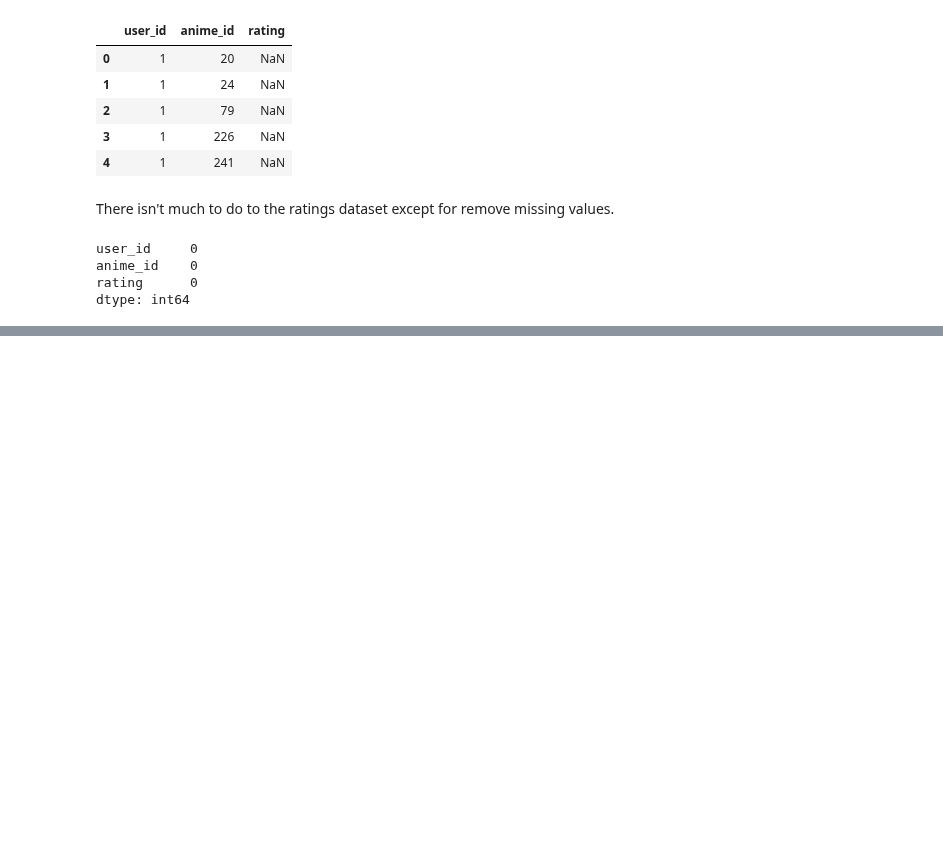
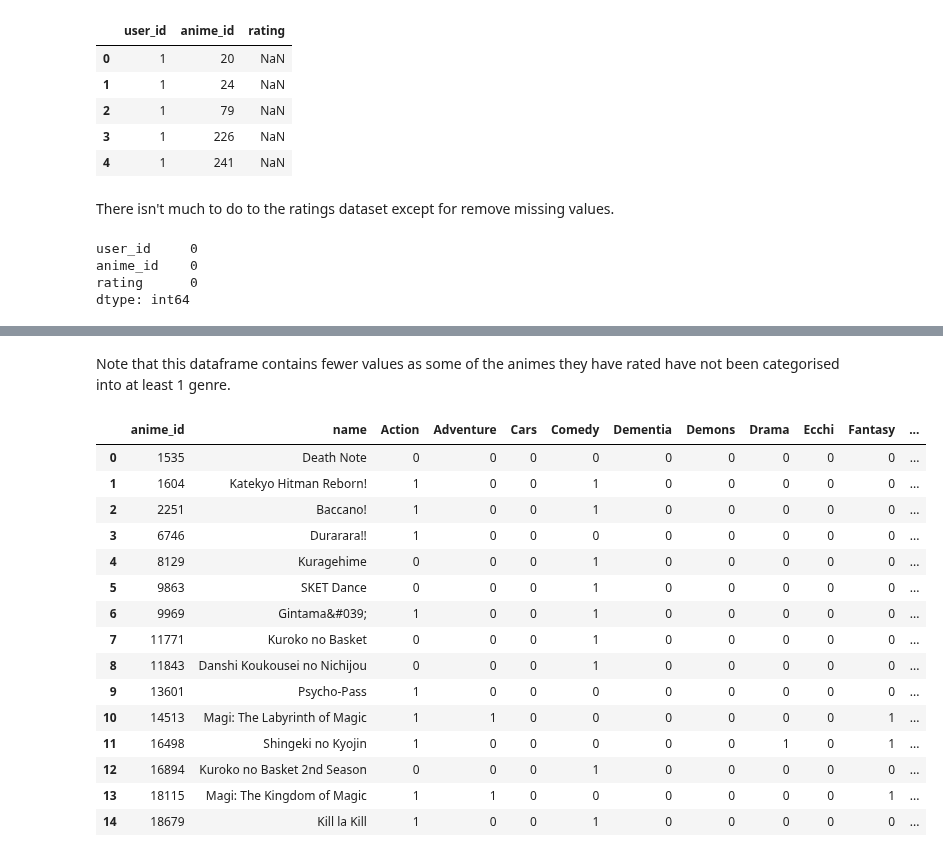
Before and after one commit to Zenoix/Anime-Recommendations, a Jupyter notebook: Content Based Filtering.ipynb, the cells around one changed output, grey strips where cells are left out. Cells and saved outputs as stored; diff of their text form; code cells hidden in the pictures; blank space fills up the shorter version.

```diff
--- a/Content Based Filtering.ipynb
+++ b/Content Based Filtering.ipynb
@@ -116,0 +181,24 @@ dtype: int64
+# %% [markdown]
+Note that this dataframe contains fewer values as some of the animes they have rated have not been categorised into at least 1 genre.
+# %%
+# Sort the genre animes by the anime_id's so that the rows correspond to the same anime in the user's rated dataframe
+user_genre_df = user_genre_df.sort_values("anime_id")
+user_genre_df.reset_index(drop=True, inplace=True)
+user_genre_df
+# %% [output]
+|  | anime_id | name | Action | Adventure | Cars | Comedy | Dementia | Demons | Drama | Ecchi | Fantasy | ... |
+| 0 | 1535 | Death Note | 0 | 0 | 0 | 0 | 0 | 0 | 0 | 0 | 0 | ... |
+| 1 | 1604 | Katekyo Hitman Reborn! | 1 | 0 | 0 | 1 | 0 | 0 | 0 | 0 | 0 | ... |
+| 2 | 2251 | Baccano! | 1 | 0 | 0 | 1 | 0 | 0 | 0 | 0 | 0 | ... |
+| 3 | 6746 | Durarara!! | 1 | 0 | 0 | 0 | 0 | 0 | 0 | 0 | 0 | ... |
+| 4 | 8129 | Kuragehime | 0 | 0 | 0 | 1 | 0 | 0 | 0 | 0 | 0 | ... |
+| 5 | 9863 | SKET Dance | 0 | 0 | 0 | 1 | 0 | 0 | 0 | 0 | 0 | ... |
+| 6 | 9969 | Gintama&#039; | 1 | 0 | 0 | 1 | 0 | 0 | 0 | 0 | 0 | ... |
+| 7 | 11771 | Kuroko no Basket | 0 | 0 | 0 | 1 | 0 | 0 | 0 | 0 | 0 | ... |
+| 8 | 11843 | Danshi Koukousei no Nichijou | 0 | 0 | 0 | 1 | 0 | 0 | 0 | 0 | 0 | ... |
+| 9 | 13601 | Psycho-Pass | 1 | 0 | 0 | 0 | 0 | 0 | 0 | 0 | 0 | ... |
+| 10 | 14513 | Magi: The Labyrinth of Magic | 1 | 1 | 0 | 0 | 0 | 0 | 0 | 0 | 1 | ... |
+| 11 | 16498 | Shingeki no Kyojin | 1 | 0 | 0 | 0 | 0 | 0 | 1 | 0 | 1 | ... |
+| 12 | 16894 | Kuroko no Basket 2nd Season | 0 | 0 | 0 | 1 | 0 | 0 | 0 | 0 | 0 | ... |
+| 13 | 18115 | Magi: The Kingdom of Magic | 1 | 1 | 0 | 0 | 0 | 0 | 0 | 0 | 1 | ... |
+| 14 | 18679 | Kill la Kill | 1 | 0 | 0 | 1 | 0 | 0 | 0 | 0 | 0 | ... |
```
Also changed, not shown: parts of 11 cells of this notebook.
